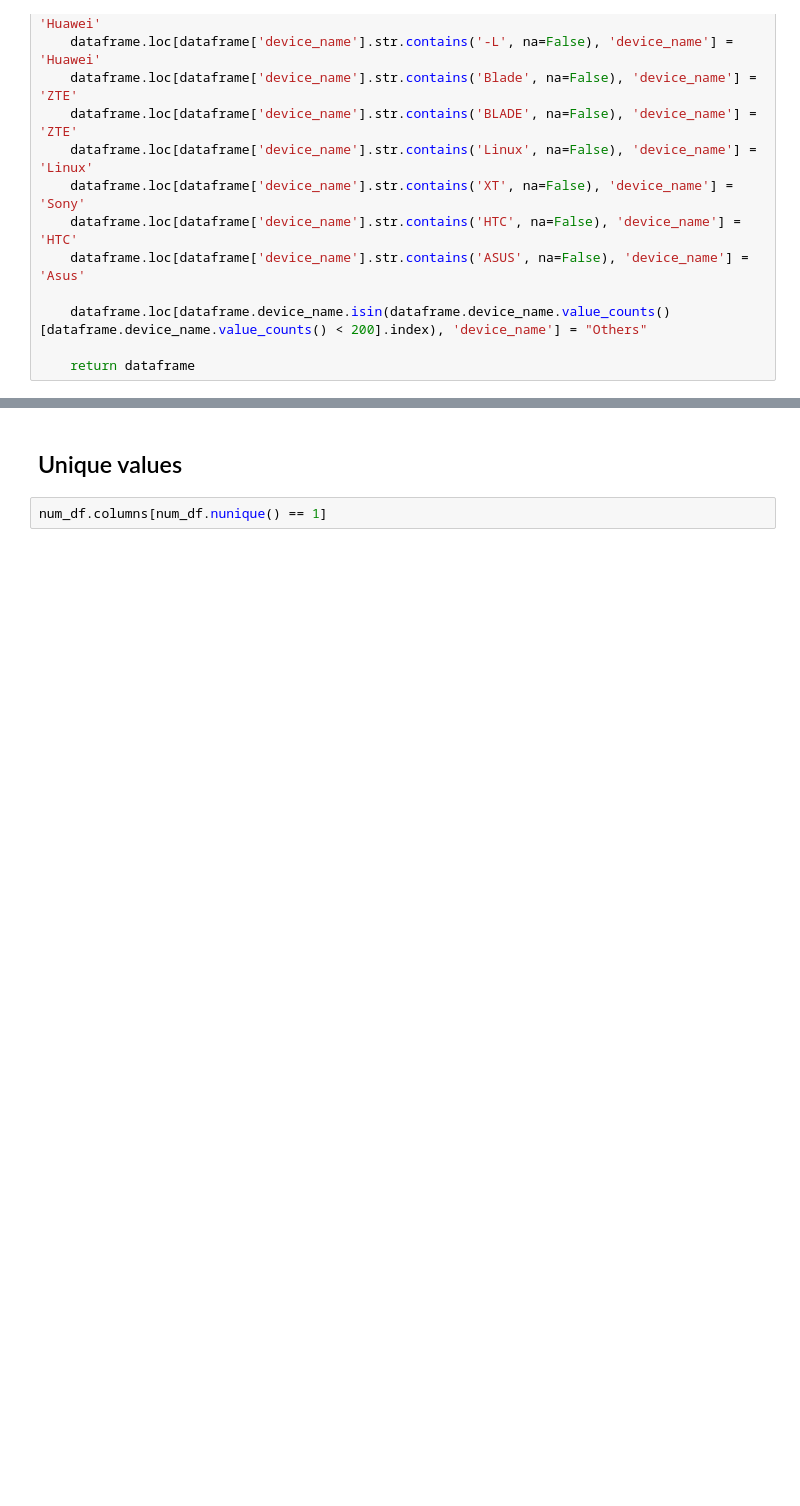
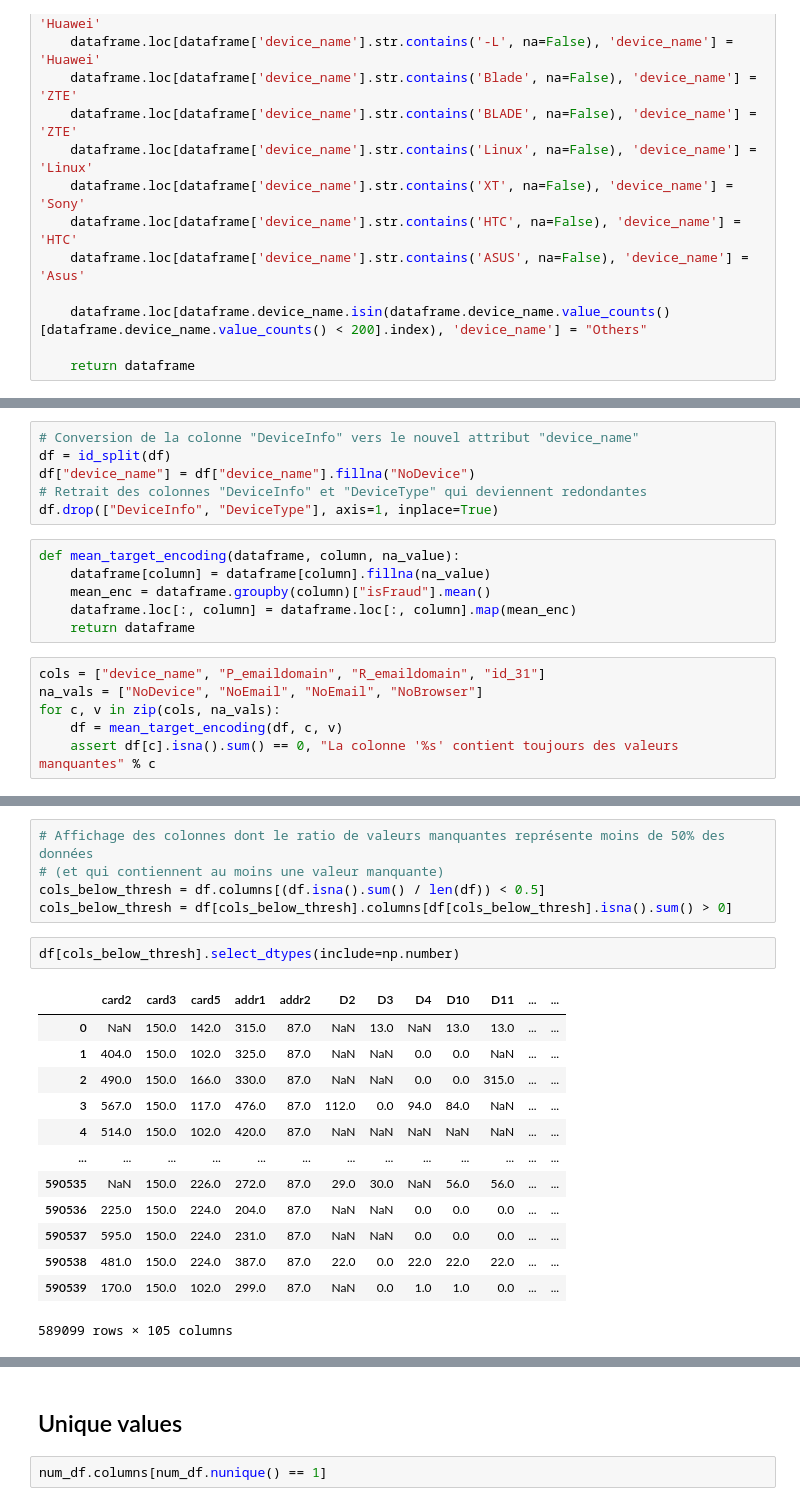
Before and after one commit to ireydiak/fraud_detection, a Jupyter notebook: fraud_detection/jc/data_cleaning.ipynb, the cells around one changed output, grey strips where cells are left out. Saved outputs shown, nothing was run; the diff lists cells and outputs as text; blank space fills up the shorter version.

```diff
--- a/fraud_detection/jc/data_cleaning.ipynb
+++ b/fraud_detection/jc/data_cleaning.ipynb
@@ -167,0 +154,18 @@ id_split(df)
+# %%
+# Conversion de la colonne "DeviceInfo" vers le nouvel attribut "device_name"
+df = id_split(df)
+df["device_name"] = df["device_name"].fillna("NoDevice")
+# Retrait des colonnes "DeviceInfo" et "DeviceType" qui deviennent redondantes
+df.drop(["DeviceInfo", "DeviceType"], axis=1, inplace=True)
+# %%
+def mean_target_encoding(dataframe, column, na_value):
+    dataframe[column] = dataframe[column].fillna(na_value)
+    mean_enc = dataframe.groupby(column)["isFraud"].mean()
+    dataframe.loc[:, column] = dataframe.loc[:, column].map(mean_enc)
+    return dataframe
+# %%
+cols = ["device_name", "P_emaildomain", "R_emaildomain", "id_31"]
+na_vals = ["NoDevice", "NoEmail", "NoEmail", "NoBrowser"]
+for c, v in zip(cols, na_vals):
+    df = mean_target_encoding(df, c, v)
+    assert df[c].isna().sum() == 0, "La colonne '%s' contient toujours des valeurs manquantes" % c
@@ -167,0 +182,21 @@ id_split(df)
+# %%
+# Affichage des colonnes dont le ratio de valeurs manquantes représente moins de 50% des données
+# (et qui contiennent au moins une valeur manquante)
+cols_below_thresh = df.columns[(df.isna().sum() / len(df)) < 0.5]
+cols_below_thresh = df[cols_below_thresh].columns[df[cols_below_thresh].isna().sum() > 0]
+# %%
+df[cols_below_thresh].select_dtypes(include=np.number)
+# %% [output]
+|  | card2 | card3 | card5 | addr1 | addr2 | D2 | D3 | D4 | D10 | D11 | ... | ... |
+| 0 | NaN | 150.0 | 142.0 | 315.0 | 87.0 | NaN | 13.0 | NaN | 13.0 | 13.0 | ... | ... |
+| 1 | 404.0 | 150.0 | 102.0 | 325.0 | 87.0 | NaN | NaN | 0.0 | 0.0 | NaN | ... | ... |
+| 2 | 490.0 | 150.0 | 166.0 | 330.0 | 87.0 | NaN | NaN | 0.0 | 0.0 | 315.0 | ... | ... |
+| 3 | 567.0 | 150.0 | 117.0 | 476.0 | 87.0 | 112.0 | 0.0 | 94.0 | 84.0 | NaN | ... | ... |
+| 4 | 514.0 | 150.0 | 102.0 | 420.0 | 87.0 | NaN | NaN | NaN | NaN | NaN | ... | ... |
+| ... | ... | ... | ... | ... | ... | ... | ... | ... | ... | ... | ... | ... |
+| 590535 | NaN | 150.0 | 226.0 | 272.0 | 87.0 | 29.0 | 30.0 | NaN | 56.0 | 56.0 | ... | ... |
+| 590536 | 225.0 | 150.0 | 224.0 | 204.0 | 87.0 | NaN | NaN | 0.0 | 0.0 | 0.0 | ... | ... |
+| 590537 | 595.0 | 150.0 | 224.0 | 231.0 | 87.0 | NaN | NaN | 0.0 | 0.0 | 0.0 | ... | ... |
+| 590538 | 481.0 | 150.0 | 224.0 | 387.0 | 87.0 | 22.0 | 0.0 | 22.0 | 22.0 | 22.0 | ... | ... |
+| 590539 | 170.0 | 150.0 | 102.0 | 299.0 | 87.0 | NaN | 0.0 | 1.0 | 1.0 | 0.0 | ... | ... |
+589099 rows × 105 columns
```
Also changed, not shown: parts of 4 cells of this notebook, 1 other file.
